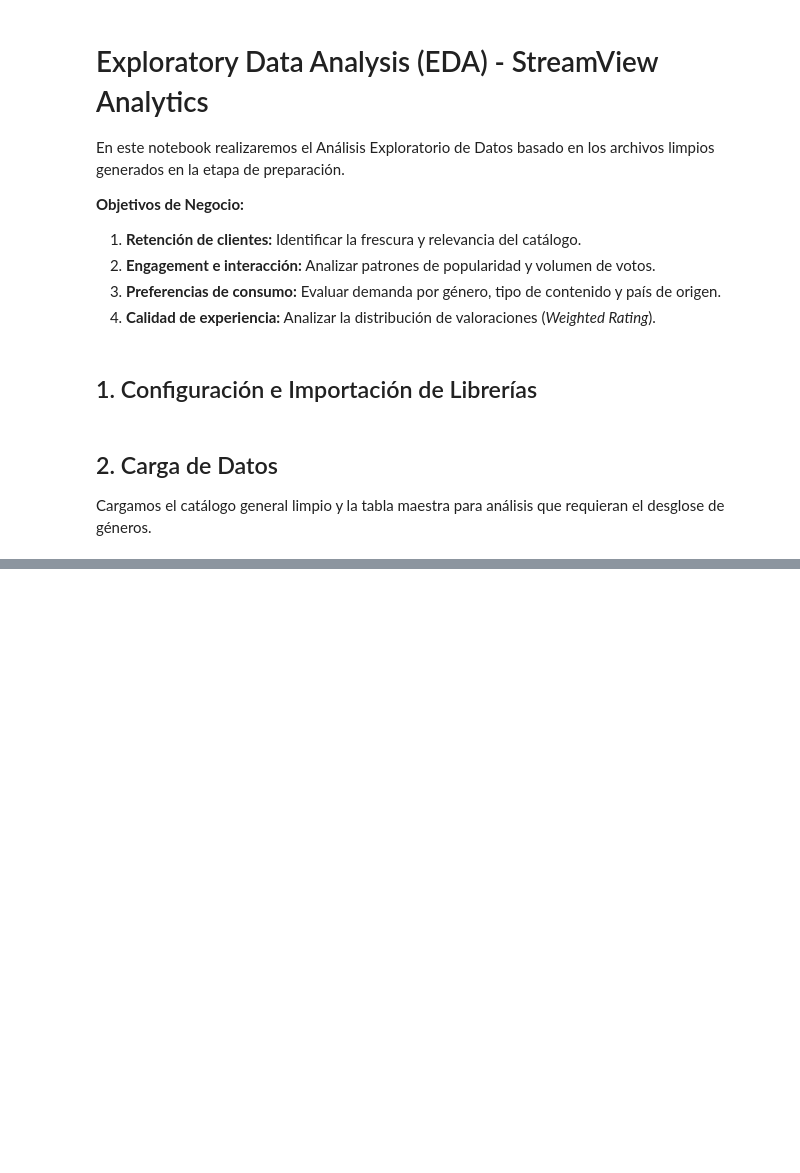
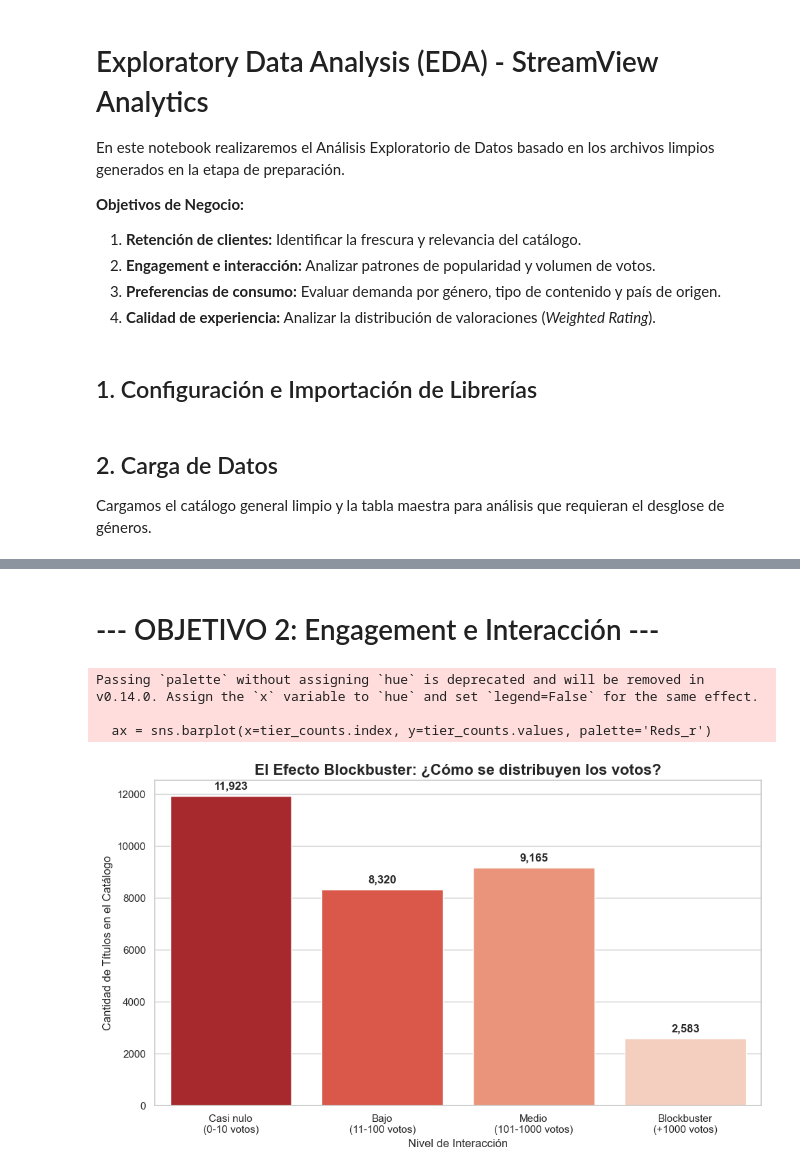
Before and after one commit to ChenteDUOC/Visualizacion-de-datos-parcial, a Jupyter notebook: notebooks/EDA_SreamView.ipynb, the cells around one changed output, grey strips where cells are left out. Drawn from its saved outputs; the diff is of its cells as text; code cells hidden in the pictures; blank space fills up the shorter version.

```diff
--- a/notebooks/EDA_SreamView.ipynb
+++ b/notebooks/EDA_SreamView.ipynb
@@ -43,0 +46,11 @@ display(df_catalog.head(3))
+# %%
+# 1. Evidencia de Volumen Constante (Tabla cruzada)
+print("EVIDENCIA 1: Volumen de Adquisición Perfectamente Constante")
+volumen_anual = df_catalog.groupby(['year_added', 'type']).size().unstack()
+display(volumen_anual)
+# 2. Evidencia de Frescura Absoluta
+df_catalog['age_at_addition'] = df_catalog['year_added'] - df_catalog['release_year']
+print("\nEVIDENCIA 2: Frescura del Catálogo")
+print(f"Diferencia máxima entre estreno y adición: {df_catalog['age_at_addition'].max()} años")
+print(f"Diferencia mínima entre estreno y adición: {df_catalog['age_at_addition'].min()} años")
+print("-> CONCLUSIÓN: Todo el contenido sin excepción se adquiere el mismo año de su estreno.")
@@ -43,0 +88,27 @@ display(df_catalog.head(3))
+# %% [markdown]
+# --- OBJETIVO 2: Engagement e Interacción ---
+# %%
+import matplotlib.ticker as ticker
+# Clasificamos el contenido en "Niveles" fáciles de digerir
+bins = [-1, 10, 100, 1000, 1000000]
+labels = ['Casi nulo\n(0-10 votos)', 'Bajo\n(11-100 votos)', 'Medio\n(101-1000 votos)', 'Blockbuster\n(+1000 votos)']
+df_catalog['engagement_tier'] = pd.cut(df_catalog['vote_count'], bins=bins, labels=labels)
+tier_counts = df_catalog['engagement_tier'].value_counts().sort_index()
+plt.figure(figsize=(10, 6))
+ax = sns.barplot(x=tier_counts.index, y=tier_counts.values, palette='Reds_r')
+plt.title('El Efecto Blockbuster: ¿Cómo se distribuyen los votos?', fontsize=16, fontweight='bold')
+plt.xlabel('Nivel de Interacción', fontsize=12)
+plt.ylabel('Cantidad de Títulos en el Catálogo', fontsize=12)
+# Añadir los números exactos arriba de cada barra para evidencia clara
+for p in ax.patches:
+    ax.annotate(f'{int(p.get_height()):,}',
+                (p.get_x() + p.get_width() / 2., p.get_height()),
+                ha = 'center', va = 'center', xytext = (0, 10),
+                textcoords = 'offset points', fontsize=12, fontweight='bold')
+plt.tight_layout()
+plt.show()
+# %% [output]
+Passing `palette` without assigning `hue` is deprecated and will be removed in v0.14.0. Assign the `x` variable to `hue` and set `legend=False` for the same effect.
+
+  ax = sns.barplot(x=tier_counts.index, y=tier_counts.values, palette='Reds_r')
+[figure, added]
```
Also changed, not shown: parts of 11 cells of this notebook, 2 other files.
